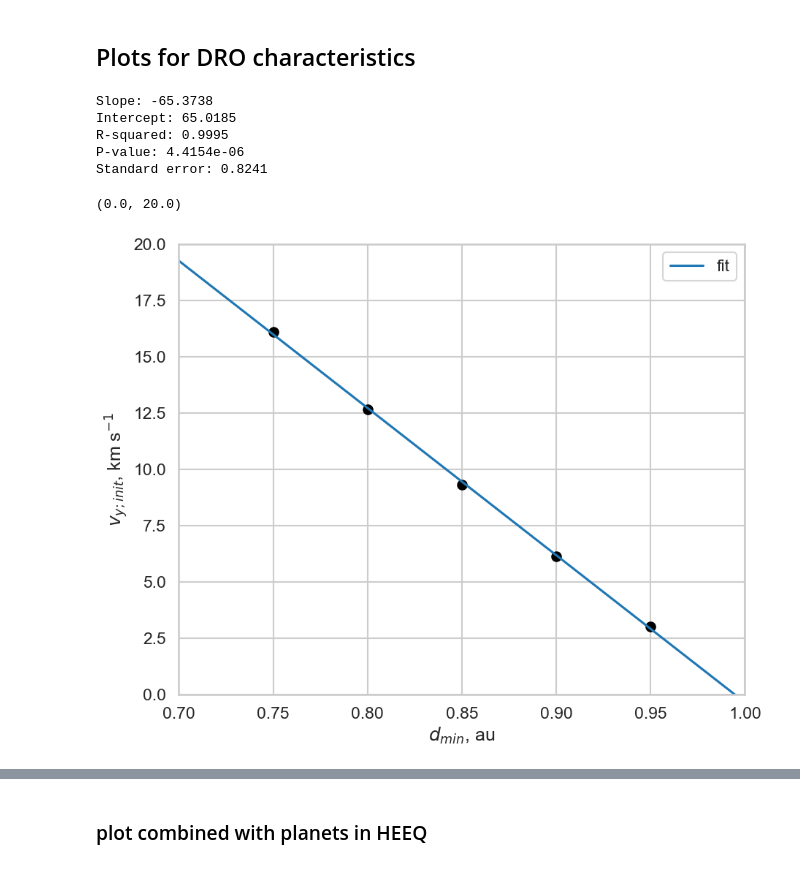
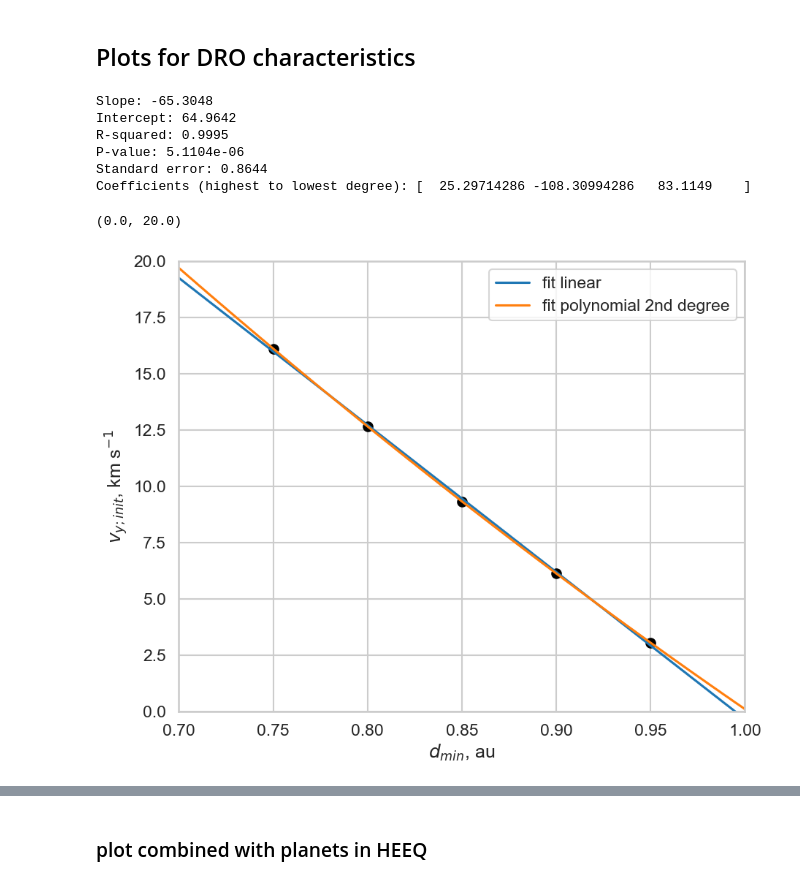
Before and after one commit to cmoestl/dro_orbits, a Jupyter notebook: dro.ipynb, the cells around one changed output, grey strips where cells are left out. Saved outputs shown, nothing was run; the diff lists cells and outputs as text; code cells hidden in the pictures.

```diff
--- a/dro.ipynb
+++ b/dro.ipynb
@@ -250,28 +257,27 @@ def make_dro(initial_state,years):
 ### Numerical simulation
 # %%
 ###################### find dro solutions by trial and error
-######### ****** need to add specific times for orbits
-
 
 #list for initial conditions
 initial_x0_array=[]
 initial_vy_array=[]
 
-########### solution for 0.95 au is 3.03 km/s  #check minimization, not quite right for the 0.95 au case
+########### solution for 0.95 au is manually found 3.035 km/s; check minimization, Method 1 not quite right for the 0.95 au case
 x0 = 0.95*au  # km (between Sun and Earth)
 y0 = 0  # km
 vx0 = 0  # km/s
-vy0 = 3.03 # km/s
+vy0 =  3.0494 # km/s
+#vy0 =  3.035 # km/s
 [x1,y1]=make_dro([x0, y0, vx0, vy0],2)
 initial_x0_array.append(x0/au)
 initial_vy_array.append(vy0)
 
 
-########### solution for 0.9 au is 6.13 km/s
+########### solution for 0.9 au is 6.13 km/s manually
 x0 = 0.90*au  # km (between Sun and Earth)
 y0 = 0  # km
 vx0 = 0  # km/s
-vy0 = 6.1300 # km/s
+vy0 = 6.1297 # km/s   ##from find_dro
 [x2,y2]=make_dro([x0, y0, vx0, vy0],2)
 initial_x0_array.append(x0/au)
 initial_vy_array.append(vy0)
@@ -281,7 +287,7 @@ initial_vy_array.append(vy0)
 x0 = 0.85*au  # km (between Sun and Earth)
 y0 = 0  # km
 vx0 = 0  # km/s
-vy0 = 9.3293 # km/s
+vy0 = 9.3298 # km/s
 #vy0 = 14.00 # km/s
 
 [x3,y3]=make_dro([x0, y0, vx0, vy0],2)
@@ -303,7 +309,7 @@ initial_vy_array.append(vy0)
 x0 = 0.75*au  # km (between Sun and Earth)
 y0 = 0  # km
 vx0 = 0  # km/s
-vy0 = 16.1122 # km/s
+vy0 = 16.1142 # km/s
 
 [x5,y5]=make_dro([x0, y0, vx0, vy0],2)
 initial_x0_array.append(x0/au)
@@ -418,10 +424,10 @@ print('orbits written into', file_dir+filename)
 #with open(filename, 'rb') as f:
 #    rec_array = pickle.load(f)
 
-np.savetxt(file_dir+'dro1.txt', dro1, header='x y r lon', fmt='%.6f')
-np.savetxt(file_dir+'dro2.txt', dro1, header='x y r lon', fmt='%.6f')
-np.savetxt(file_dir+'dro3.txt', dro1, header='x y r lon', fmt='%.6f')
-np.savetxt(file_dir+'dro4.txt', dro1, header='x y r lon', fmt='%.6f')
-np.savetxt(file_dir+'dro5.txt', dro1, header='x y r lon', fmt='%.6f')
+np.savetxt(file_dir+'dro1.txt', dro1, header='x [au] y [au] r [au] lon [rad]', fmt='%.6f')
+np.savetxt(file_dir+'dro2.txt', dro2, header='x [au] y [au] r [au] lon [rad]', fmt='%.6f')
+np.savetxt(file_dir+'dro3.txt', dro3, header='x [au] y [au] r [au] lon [rad]', fmt='%.6f')
+np.savetxt(file_dir+'dro4.txt', dro4, header='x [au] y [au] r [au] lon [rad]', fmt='%.6f')
+np.savetxt(file_dir+'dro5.txt', dro5, header='x [au] y [au] r [au] lon [rad]', fmt='%.6f')
 # %% [output]
 [np.float64(0.9500000000000001), np.float64(0.9), np.float64(0.85), np.float64(0.8), np.float64(0.75)]
@@ -522,39 +528,53 @@ print(f"Slope: {slope:.4f}")
 print(f"Intercept: {intercept:.4f}")
 print(f"R-squared: {r_value**2:.4f}")
 print(f"P-value: {p_value:.4e}")
 print(f"Standard error: {std_err:.4f}")
 
 x_fit = np.arange(0.7,1.0,0.01)
 y_fit = x_fit*slope + intercept
 
 
+# polynomial fit
+coefficients = np.polyfit(initial_x0_array, initial_vy_array, deg=2)
+print(f"Coefficients (highest to lowest degree): {coefficients}")
+# Create polynomial function from coefficients
+poly_func = np.poly1d(coefficients)
+
+# Plot
+y_fit_poly = poly_func(x_fit)
+
+
+
+
 ################################################## Create plots
 sns.set_style('whitegrid')
 sns.set_context('talk')
 
 fig, ax = plt.subplots(1,figsize=(10, 8),dpi=100)
 
 
 
 ########### dependence of initial vy peed on heliocentric distance
 ax.scatter(initial_x0_array, initial_vy_array, c='black')
 
-ax.plot(x_fit, y_fit, label='fit')
+ax.plot(x_fit, y_fit, label='fit linear')
+ax.plot(x_fit, y_fit_poly, label='fit polynomial 2nd degree')
 
 ax.legend()
 ax.set_xlabel('$d_{min}$, au')
 ax.set_ylabel('$v_{y;init}$, km s$^{-1}$')
 
 ax.set_xlim(0.7, 1.0)
 ax.set_ylim(0,20)
 # %% [output]
-Slope: -65.3738
-Intercept: 65.0185
+Slope: -65.3048
+Intercept: 64.9642
 R-squared: 0.9995
-P-value: 4.4154e-06
-Standard error: 0.8241
+P-value: 5.1104e-06
+Standard error: 0.8644
+Coefficients (highest to lowest degree): [  25.29714286 -108.30994286   83.1149    ]
 (0.0, 20.0)
-[figure, old version]
+[figure, new version]
 # %%
 ####### relationship between minimum distance and widest point in y in au
 sns.set_style('whitegrid')
```
Also changed, not shown: parts of 10 cells of this notebook, 18 other files.
